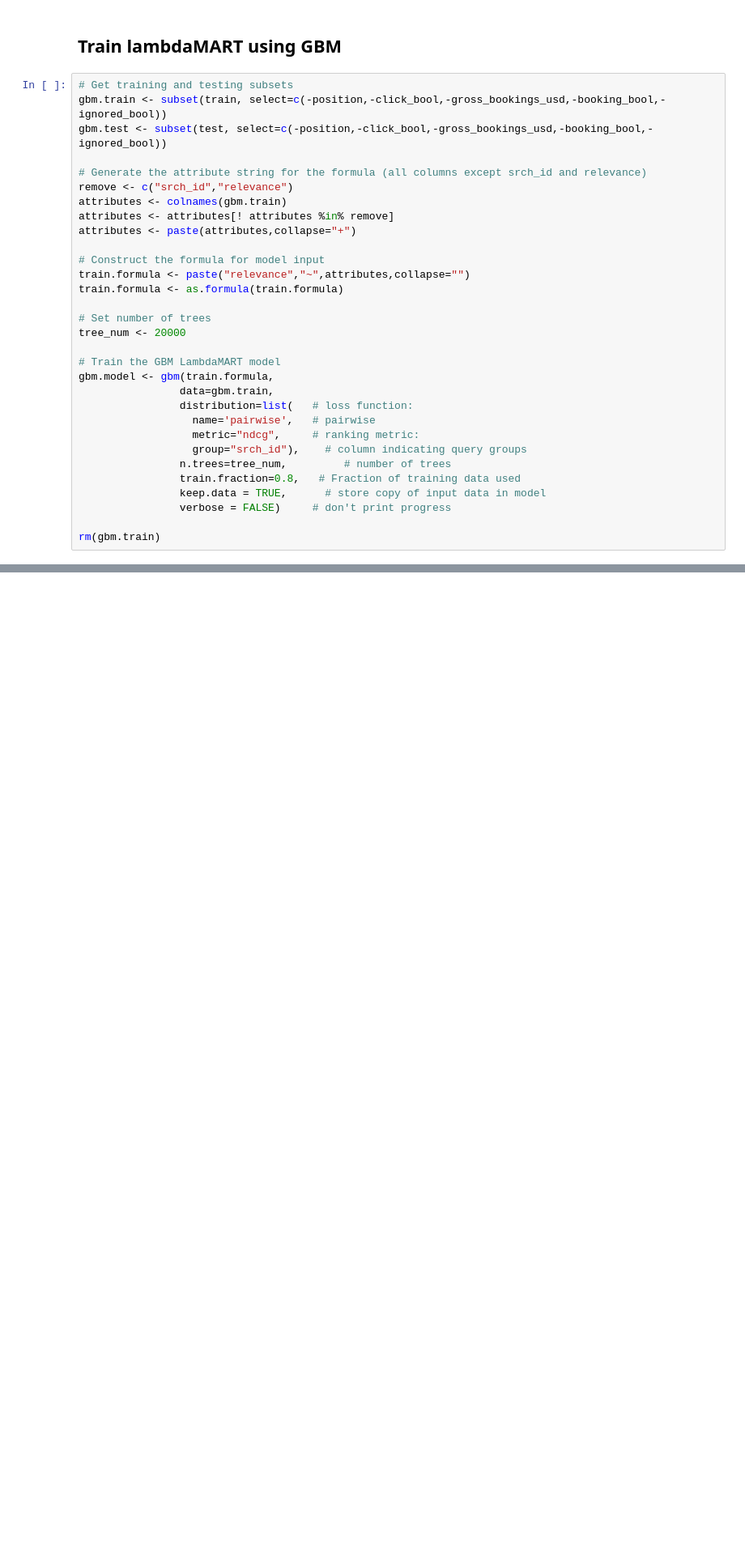
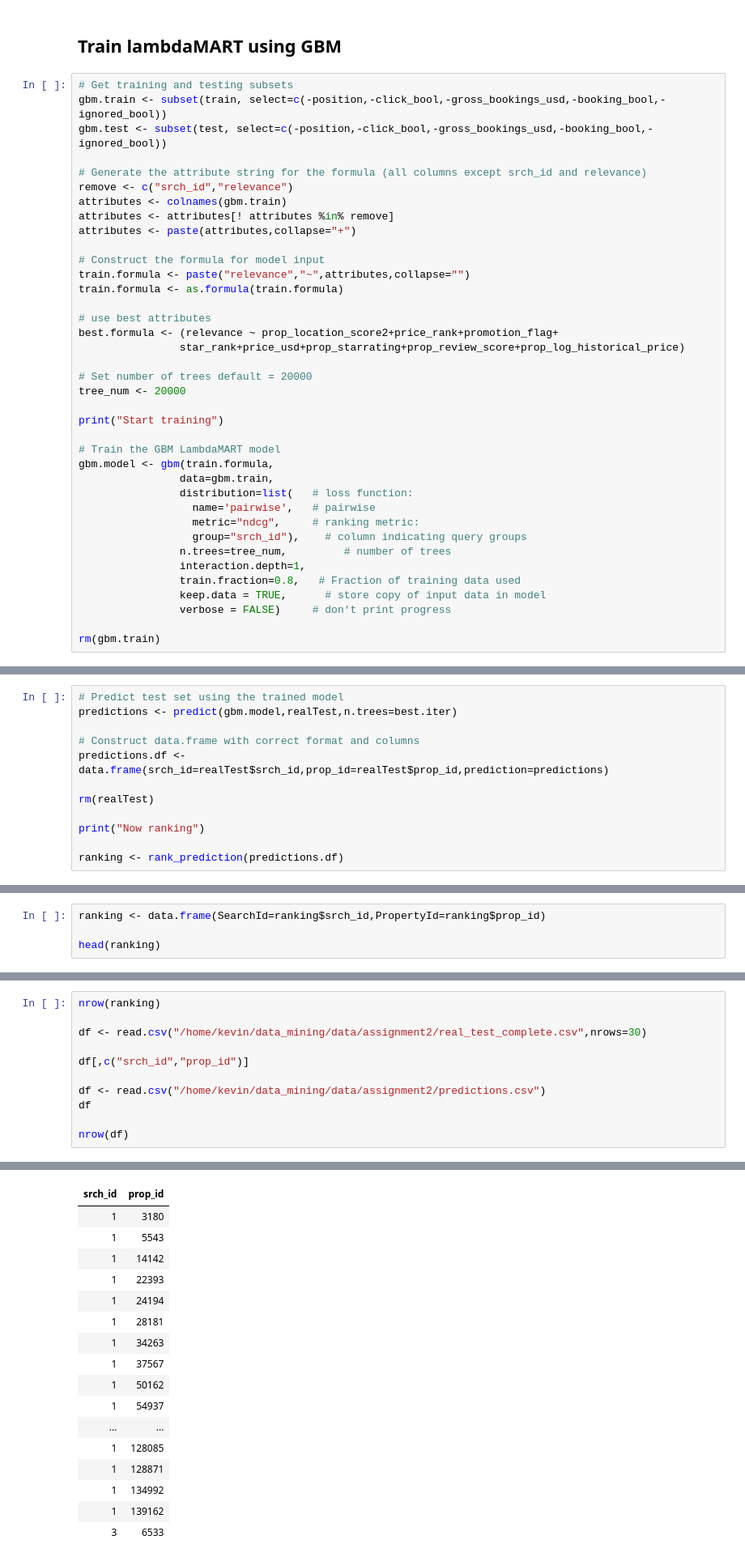
Before and after one commit to silesbu/dmt41, a Jupyter notebook: assignment2/R_lambdamart_model.ipynb, the cells around one changed output, grey strips where cells are left out. Shown at 81% size. Cells and saved outputs as stored; diff of their text form; blank space fills up the shorter version.

```diff
--- a/assignment2/R_lambdamart_model.ipynb
+++ b/assignment2/R_lambdamart_model.ipynb
@@ -229,8 +238,14 @@ attributes <- paste(attributes,collapse="+")
 train.formula <- paste("relevance","~",attributes,collapse="")
 train.formula <- as.formula(train.formula)
 
-# Set number of trees
+# use best attributes
+best.formula <- (relevance ~ prop_location_score2+price_rank+promotion_flag+
+                star_rank+price_usd+prop_starrating+prop_review_score+prop_log_historical_price)
+
+# Set number of trees default = 20000
 tree_num <- 20000
+
+print("Start training")
 
 # Train the GBM LambdaMART model
 gbm.model <- gbm(train.formula,
@@ -240,6 +255,7 @@ gbm.model <- gbm(train.formula,
                   metric="ndcg",     # ranking metric:
                   group="srch_id"),    # column indicating query groups
                 n.trees=tree_num,         # number of trees
+                interaction.depth=1,
                 train.fraction=0.8,   # Fraction of training data used
                 keep.data = TRUE,      # store copy of input data in model
                 verbose = FALSE)     # don't print progress
@@ -330,0 +430,12 @@ labs(title="Relative influence per attribute", x="Attribute", y="Relative influe
+# %%
+# Predict test set using the trained model
+predictions <- predict(gbm.model,realTest,n.trees=best.iter)
+
+# Construct data.frame with correct format and columns
+predictions.df <- data.frame(srch_id=realTest$srch_id,prop_id=realTest$prop_id,prediction=predictions)
+
+rm(realTest)
+
+print("Now ranking")
+
+ranking <- rank_prediction(predictions.df)
@@ -330,0 +444,4 @@ labs(title="Relative influence per attribute", x="Attribute", y="Relative influe
+# %%
+ranking <- data.frame(SearchId=ranking$srch_id,PropertyId=ranking$prop_id)
+
+head(ranking)
@@ -330,0 +458,12 @@ labs(title="Relative influence per attribute", x="Attribute", y="Relative influe
+# %%
+nrow(ranking)
+
+df <- read.csv("/home/kevin/data_mining/data/assignment2/real_test_complete.csv",nrows=30)
+
+df[,c("srch_id","prop_id")]
+
+df <- read.csv("/home/kevin/data_mining/data/assignment2/predictions.csv")
+df
+
+nrow(df)
+# %% [output]
@@ -330,0 +471,17 @@ labs(title="Relative influence per attribute", x="Attribute", y="Relative influe
+| srch_id | prop_id |
+| 1 | 3180 |
+| 1 | 5543 |
+| 1 | 14142 |
+| 1 | 22393 |
+| 1 | 24194 |
+| 1 | 28181 |
+| 1 | 34263 |
+| 1 | 37567 |
+| 1 | 50162 |
+| 1 | 54937 |
+| ... | ... |
+| 1 | 128085 |
+| 1 | 128871 |
+| 1 | 134992 |
+| 1 | 139162 |
+| 3 | 6533 |
```
Also changed, not shown: parts of 11 cells of this notebook, 1 other file.
